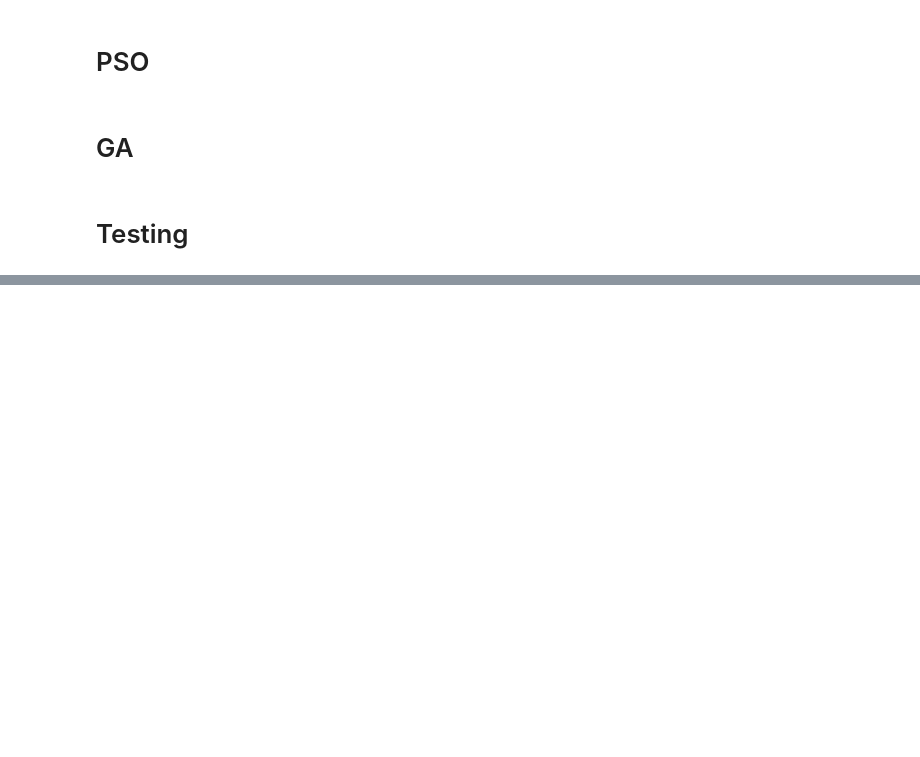
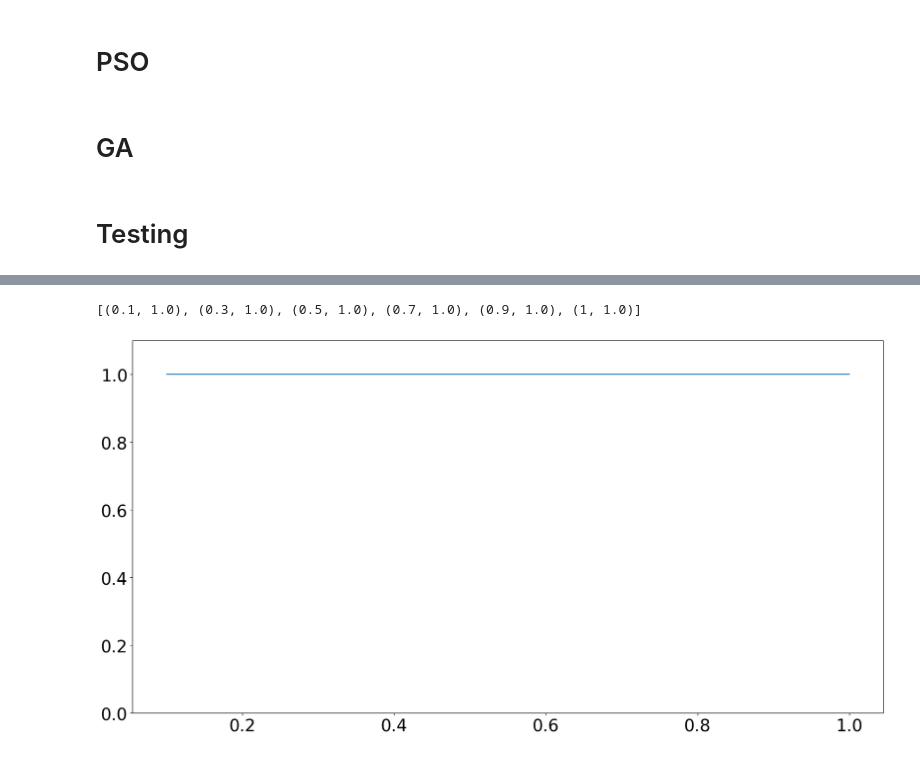
Before and after one commit to moeiniamir/rtcProj, a Jupyter notebook: realtime_project_sample.ipynb, the cells around one changed output, grey strips where cells are left out. Saved outputs shown, nothing was run; the diff lists cells and outputs as text; code cells hidden in the pictures; blank space fills up the shorter version.

Commit message:
add visualization

```diff
--- a/realtime_project_sample.ipynb
+++ b/realtime_project_sample.ipynb
@@ -166,11 +166,17 @@ def sigmoid(x):
 #     plt.savefig("results.png")
 #     plt.show()
 
-def write_results_to_file(results, scheduler_name, mapping_name, utilization, num_cores, goals_name):
+def write_results_to_file(results, scheduler, mapping, utilization, num_cores, goals):
+    scheduler_name = scheduler.__name__
+    mapping_name = mapping.name
+    goals_name = '_'.join([goal.name for goal in goals])
     with open("results/"+"__".join([scheduler_name, mapping_name, str(utilization), str(num_cores), goals_name]) + ".json", "w") as file:
         json.dump({"results": results}, file)
 
-def read_results_from_file(scheduler_name, mapping_name, utilization, num_cores, goals_name):
+def read_results_from_file(scheduler, mapping, utilization, num_cores, goals):
+    scheduler_name = scheduler.__name__
+    mapping_name = mapping.name
+    goals_name = '_'.join([goal.name for goal in goals])
     with open("results/"+"__".join([scheduler_name, mapping_name, str(utilization), str(num_cores), goals_name]) + ".json", "r") as file:
         data = json.load(file)
     return data["results"]
@@ -955,0 +913,4 @@ def main(scheduler, mapping, utilization, num_cores, goal):
+# %%
+%%time
+for util in [.1, .3, .5, .7, .9, 1]:
+    _ = main(pso, MAPPING_ALGORITHM.WORST_FIT_DECREASING, util, 2, [GOAL.RESP_TIME, GOAL.WAIT_TIME])
@@ -956,4 +986,3 @@ def main(scheduler, mapping, utilization, num_cores, goal):
 # %%
-%%time
-j = main(pso, MAPPING_ALGORITHM.WORST_FIT_DECREASING, 0.8, 4, [GOAL.RESP_TIME, GOAL.WAIT_TIME])
+draw_gantt(pso, MAPPING_ALGORITHM.WORST_FIT_DECREASING, 0.8, 4, [GOAL.RESP_TIME, GOAL.WAIT_TIME])
 # %% [output]
@@ -961,0 +990,16 @@ Wall time: 1min 54s
+# %%
+# draw schedulability graph for utilization
+def draw_schedulability_graph(scheduler, mapping, utilizations, num_cores, goal):
+    results = []
+    for util in utilizations:
+        j = read_results_from_file(scheduler, mapping, util, num_cores, goal)
+        results.append((util, (np.array(j['lateness'])==0).sum()/len(j['lateness'])))
+    print(results)
+    # max of plot y is 1, min of plot y is 0
+    plt.ylim(0, 1.1)
+    plt.plot([r[0] for r in results], [r[1] for r in results])
+# %%
+draw_schedulability_graph(pso, MAPPING_ALGORITHM.WORST_FIT_DECREASING, [.1, .3, .5, .7, .9, 1], 4, [GOAL.RESP_TIME, GOAL.WAIT_TIME])
+# %% [output]
+[(0.1, 1.0), (0.3, 1.0), (0.5, 1.0), (0.7, 1.0), (0.9, 1.0), (1, 1.0)]
+[figure, added]
```
Also changed, not shown: parts of 6 cells of this notebook.
